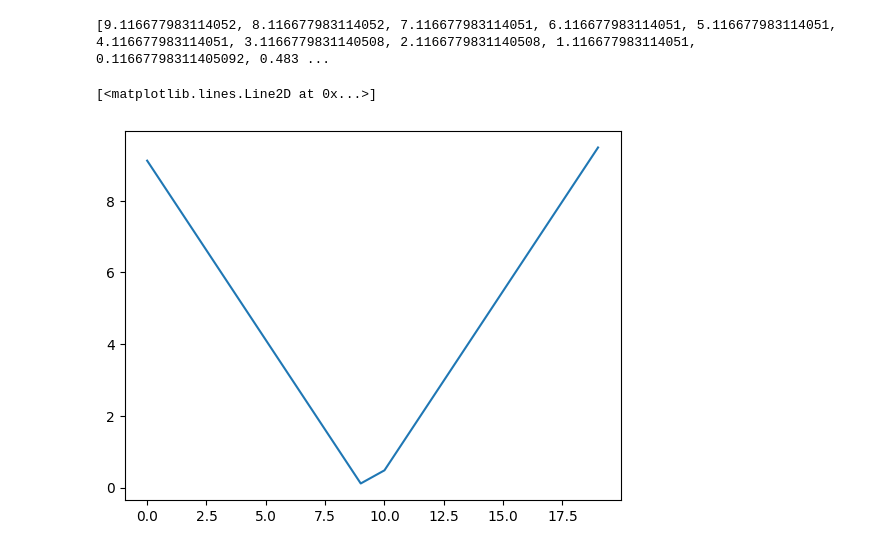
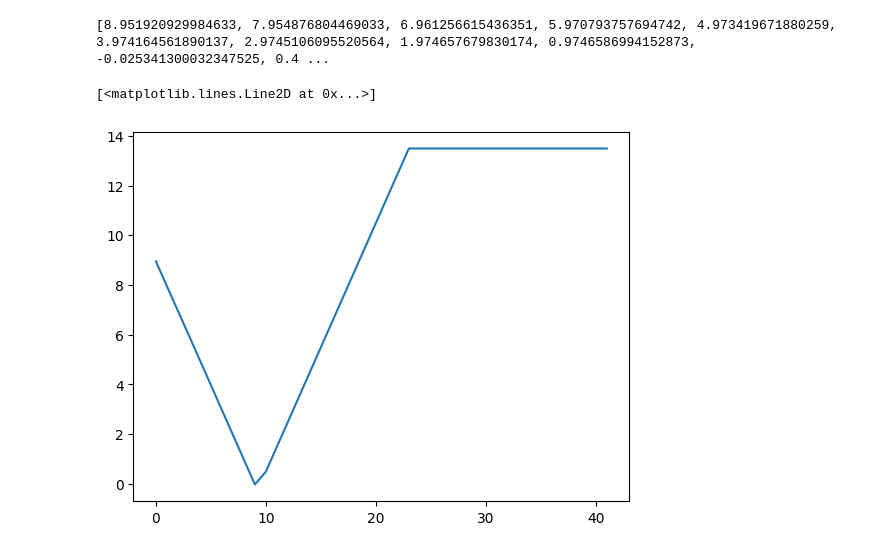
Before and after one commit to guruprerana/dirl, a Jupyter notebook: 9rooms_conf_pred_counterexample_experiments.ipynb, the cells around one changed output. Cells and saved outputs as stored; diff of their text form; code cells hidden in the pictures.

```diff
--- a/9rooms_conf_pred_counterexample_experiments.ipynb
+++ b/9rooms_conf_pred_counterexample_experiments.ipynb
@@ -249,8 +205,8 @@ import numpy as np
 
 pp = cum_reward_score_graph.path_policies.get_vertex_path_policy([0])
 sarss = get_rollout(
-    pp.reach_envs[2],
-    pp.policies[2],
+    pp.reach_envs[1],
+    pp.policies[1],
     False,
     init_state=None
 )
@@ -266,12 +222,12 @@ plt.scatter(y_coords, x_coords)
 # %%
-reach_env = pp.reach_envs[2]
+reach_env = pp.reach_envs[1]
 safety_rewards = []
 for s in states:
     safety_rewards.append(reach_env.constraints[0](s, None))
 
 print(safety_rewards)
 plt.plot(safety_rewards)
 # %% [output]
-[9.116677983114052, 8.116677983114052, 7.116677983114051, 6.116677983114051, 5.116677983114051, 4.116677983114051, 3.1166779831140508, 2.1166779831140508, 1.116677983114051, 0.11667798311405092, 0.483 ...
+[8.951920929984633, 7.954876804469033, 6.961256615436351, 5.970793757694742, 4.973419671880259, 3.974164561890137, 2.9745106095520564, 1.974657679830174, 0.9746586994152873, -0.025341300032347525, 0.4 ...
 [<matplotlib.lines.Line2D at 0x...>]
-[figure, old version]
+[figure, new version]
```
Also changed, not shown: parts of 4 cells of this notebook, 6 other files.
